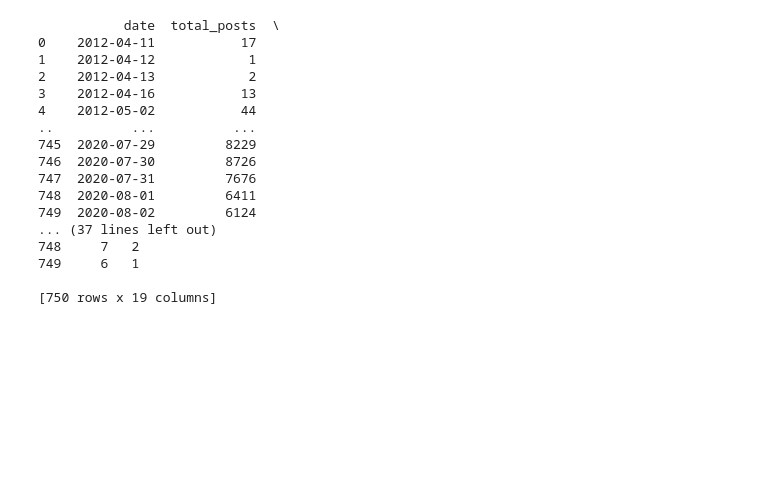
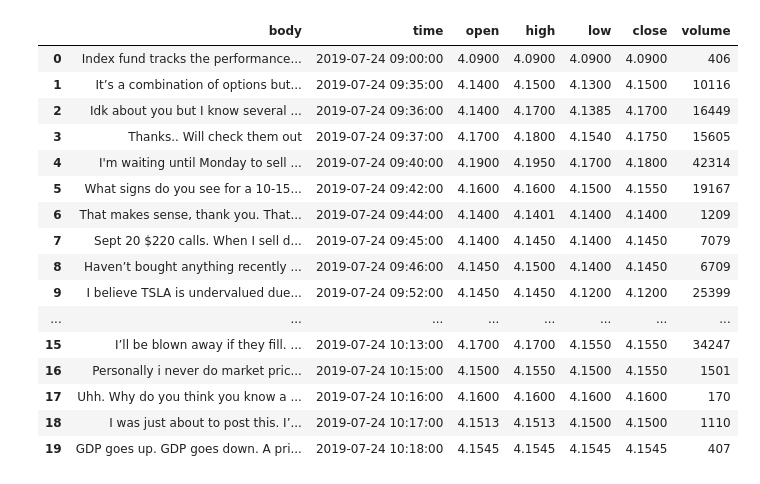
Before and after one commit to kstoneburner/DSC630_TermProject, a Jupyter notebook: Scratch_notebook_Kurt.ipynb, the cells around one changed output. Saved outputs shown, nothing was run; the diff lists cells and outputs as text; code cells hidden in the pictures; blank space fills up the shorter version.

```diff
--- a/Scratch_notebook_Kurt.ipynb
+++ b/Scratch_notebook_Kurt.ipynb
@@ -58,21 +23,25 @@ ag_df.to_csv(output_filename,compression="zip",index=False)
-# %%
-df = pd.read_csv(output_filename)
-print(df)
-# %% [output]
-           date  total_posts  \
-0    2012-04-11           17
-1    2012-04-12            1
-2    2012-04-13            2
-3    2012-04-16           13
-4    2012-05-02           44
-..          ...          ...
-745  2020-07-29         8229
-746  2020-07-30         8726
-747  2020-07-31         7676
-748  2020-08-01         6411
-749  2020-08-02         6124
-... (37 lines left out)
-748     7   2
-749     6   1
-
-[750 rows x 19 columns]
+# %%
+input_file3 = "./ignore_folder/processed_reddit_v4_amc_1min_csv.zip"
+input_filename = "./ignore_folder/1min_amc_combined.csv.zip"
+#big_df = pd.read_pickle(input_file)
+big_df = pd.read_csv(input_filename)
+big_df['time'] = pd.to_datetime(big_df['time'])
+big_df.head(20)
+# %% [output]
+|  | body | time | open | high | low | close | volume |
+| 0 | Index fund tracks the performance... | 2019-07-24 09:00:00 | 4.0900 | 4.0900 | 4.0900 | 4.0900 | 406 |
+| 1 | It’s a combination of options but... | 2019-07-24 09:35:00 | 4.1400 | 4.1500 | 4.1300 | 4.1500 | 10116 |
+| 2 | Idk about you but I know several ... | 2019-07-24 09:36:00 | 4.1400 | 4.1700 | 4.1385 | 4.1700 | 16449 |
+| 3 | Thanks.. Will check them out | 2019-07-24 09:37:00 | 4.1700 | 4.1800 | 4.1540 | 4.1750 | 15605 |
+| 4 | I'm waiting until Monday to sell ... | 2019-07-24 09:40:00 | 4.1900 | 4.1950 | 4.1700 | 4.1800 | 42314 |
+| 5 | What signs do you see for a 10-15... | 2019-07-24 09:42:00 | 4.1600 | 4.1600 | 4.1500 | 4.1550 | 19167 |
+| 6 | That makes sense, thank you. That... | 2019-07-24 09:44:00 | 4.1400 | 4.1401 | 4.1400 | 4.1400 | 1209 |
+| 7 | Sept 20 $220 calls. When I sell d... | 2019-07-24 09:45:00 | 4.1400 | 4.1450 | 4.1400 | 4.1450 | 7079 |
+| 8 | Haven’t bought anything recently ... | 2019-07-24 09:46:00 | 4.1450 | 4.1500 | 4.1400 | 4.1450 | 6709 |
+| 9 | I believe TSLA is undervalued due... | 2019-07-24 09:52:00 | 4.1450 | 4.1450 | 4.1200 | 4.1200 | 25399 |
+| ... | ... | ... | ... | ... | ... | ... | ... |
+| 15 | I’ll be blown away if they fill. ... | 2019-07-24 10:13:00 | 4.1700 | 4.1700 | 4.1550 | 4.1550 | 34247 |
+| 16 | Personally i never do market pric... | 2019-07-24 10:15:00 | 4.1500 | 4.1550 | 4.1500 | 4.1550 | 1501 |
+| 17 | Uhh. Why do you think you know a ... | 2019-07-24 10:16:00 | 4.1600 | 4.1600 | 4.1600 | 4.1600 | 170 |
+| 18 | I was just about to post this. I’... | 2019-07-24 10:17:00 | 4.1513 | 4.1513 | 4.1500 | 4.1500 | 1110 |
+| 19 | GDP goes up. GDP goes down. A pri... | 2019-07-24 10:18:00 | 4.1545 | 4.1545 | 4.1545 | 4.1545 | 407 |
```
Also changed, not shown: parts of 8 cells of this notebook, 7 other files.
